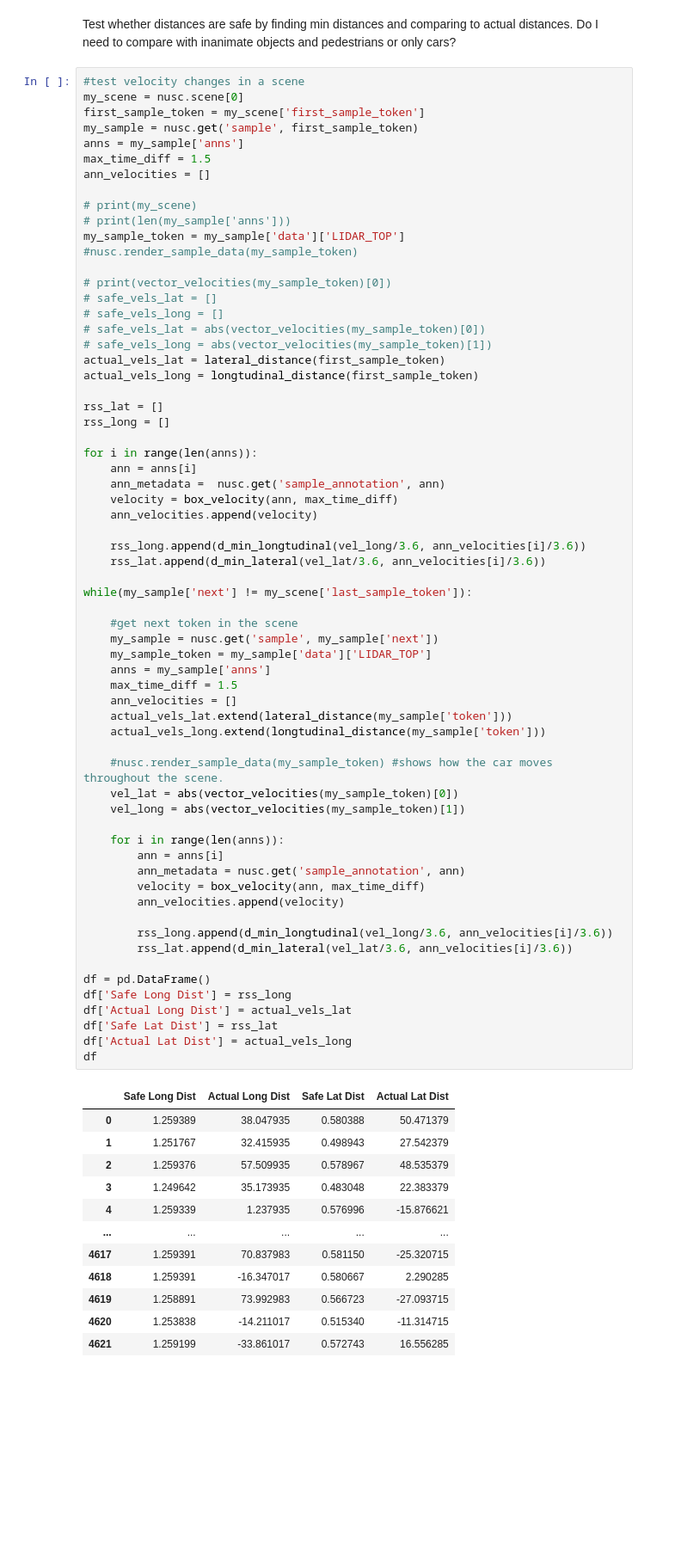
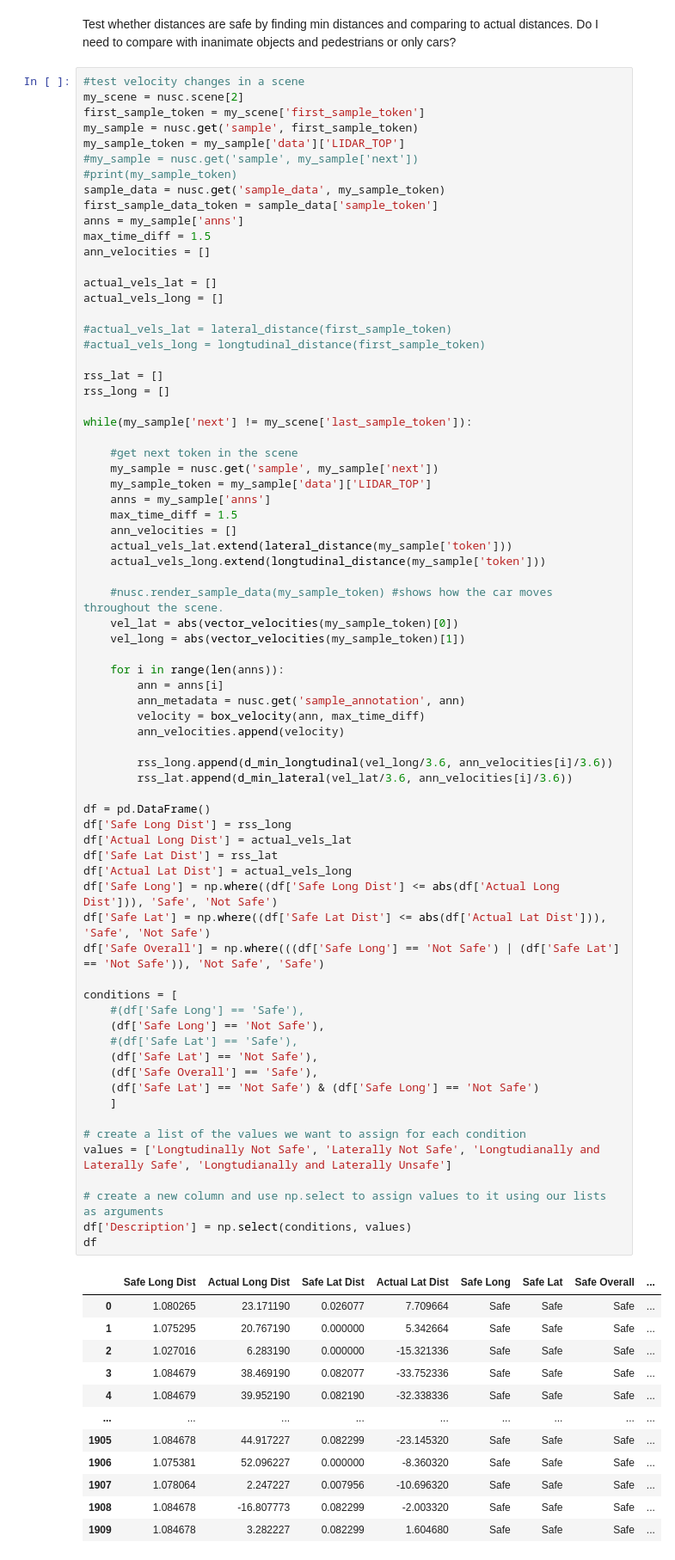
Before and after one commit to agathepetillot/UG4-Honours-Project, a Jupyter notebook: NuScenes_functions.ipynb, the cells around one changed output. Shown at 86% size. Drawn from its saved outputs; the diff is of its cells as text; blank space fills up the shorter version.

```diff
--- a/NuScenes_functions.ipynb
+++ b/NuScenes_functions.ipynb
@@ -514,78 +560,85 @@ def d_min_lateral(v1, v2, mu = 0.07, p = 0.53, acc_max = 0.43, break_min = 0.96,
 Test whether distances are safe by finding min distances and comparing to actual distances. Do I need to compare with inanimate objects and pedestrians or only cars?
 # %%
 #test velocity changes in a scene
-my_scene = nusc.scene[0]
+my_scene = nusc.scene[2]
 first_sample_token = my_scene['first_sample_token']
 my_sample = nusc.get('sample', first_sample_token)
+my_sample_token = my_sample['data']['LIDAR_TOP']
+#my_sample = nusc.get('sample', my_sample['next'])
+#print(my_sample_token)
+sample_data = nusc.get('sample_data', my_sample_token)
+first_sample_data_token = sample_data['sample_token']
 anns = my_sample['anns']
 max_time_diff = 1.5
 ann_velocities = []
 
-# print(my_scene)
-# print(len(my_sample['anns']))
-my_sample_token = my_sample['data']['LIDAR_TOP']
-#nusc.render_sample_data(my_sample_token)
+actual_vels_lat = []
+actual_vels_long = []
 
-# print(vector_velocities(my_sample_token)[0])
-# safe_vels_lat = []
-# safe_vels_long = []
-# safe_vels_lat = abs(vector_velocities(my_sample_token)[0])
-# safe_vels_long = abs(vector_velocities(my_sample_token)[1])
-actual_vels_lat = lateral_distance(first_sample_token)
-actual_vels_long = longtudinal_distance(first_sample_token)
+#actual_vels_lat = lateral_distance(first_sample_token)
+#actual_vels_long = longtudinal_distance(first_sample_token)
 
 rss_lat = []
 rss_long = []
-
-for i in range(len(anns)):
-    ann = anns[i]
-    ann_metadata =  nusc.get('sample_annotation', ann)
-    velocity = box_velocity(ann, max_time_diff)
-    ann_velocities.append(velocity)
-
-    rss_long.append(d_min_longtudinal(vel_long/3.6, ann_velocities[i]/3.6))
-    rss_lat.append(d_min_lateral(vel_lat/3.6, ann_velocities[i]/3.6))
 
 while(my_sample['next'] != my_scene['last_sample_token']):
 
     #get next token in the scene
     my_sample = nusc.get('sample', my_sample['next'])
     my_sample_token = my_sample['data']['LIDAR_TOP']
     anns = my_sample['anns']
     max_time_diff = 1.5
     ann_velocities = []
     actual_vels_lat.extend(lateral_distance(my_sample['token']))
     actual_vels_long.extend(longtudinal_distance(my_sample['token']))
 
     #nusc.render_sample_data(my_sample_token) #shows how the car moves throughout the scene.
     vel_lat = abs(vector_velocities(my_sample_token)[0])
     vel_long = abs(vector_velocities(my_sample_token)[1])
 
     for i in range(len(anns)):
         ann = anns[i]
         ann_metadata = nusc.get('sample_annotation', ann)
         velocity = box_velocity(ann, max_time_diff)
         ann_velocities.append(velocity)
 
         rss_long.append(d_min_longtudinal(vel_long/3.6, ann_velocities[i]/3.6))
         rss_lat.append(d_min_lateral(vel_lat/3.6, ann_velocities[i]/3.6))
 
 df = pd.DataFrame()
 df['Safe Long Dist'] = rss_long
 df['Actual Long Dist'] = actual_vels_lat
 df['Safe Lat Dist'] = rss_lat
 df['Actual Lat Dist'] = actual_vels_long
+df['Safe Long'] = np.where((df['Safe Long Dist'] <= abs(df['Actual Long Dist'])), 'Safe', 'Not Safe')
+df['Safe Lat'] = np.where((df['Safe Lat Dist'] <= abs(df['Actual Lat Dist'])), 'Safe', 'Not Safe')
+df['Safe Overall'] = np.where(((df['Safe Long'] == 'Not Safe') | (df['Safe Lat'] == 'Not Safe')), 'Not Safe', 'Safe')
+
+conditions = [
+    #(df['Safe Long'] == 'Safe'),
+    (df['Safe Long'] == 'Not Safe'),
+    #(df['Safe Lat'] == 'Safe'),
+    (df['Safe Lat'] == 'Not Safe'),
+    (df['Safe Overall'] == 'Safe'),
+    (df['Safe Lat'] == 'Not Safe') & (df['Safe Long'] == 'Not Safe')
+    ]
+
+# create a list of the values we want to assign for each condition
+values = ['Longtudinally Not Safe', 'Laterally Not Safe', 'Longtudianally and Laterally Safe', 'Longtudianally and Laterally Unsafe']
+
+# create a new column and use np.select to assign values to it using our lists as arguments
+df['Description'] = np.select(conditions, values)
 df
 # %% [output]
-|  | Safe Long Dist | Actual Long Dist | Safe Lat Dist | Actual Lat Dist |
-| 0 | 1.259389 | 38.047935 | 0.580388 | 50.471379 |
-| 1 | 1.251767 | 32.415935 | 0.498943 | 27.542379 |
-| 2 | 1.259376 | 57.509935 | 0.578967 | 48.535379 |
-| 3 | 1.249642 | 35.173935 | 0.483048 | 22.383379 |
-| 4 | 1.259339 | 1.237935 | 0.576996 | -15.876621 |
-| ... | ... | ... | ... | ... |
-| 4617 | 1.259391 | 70.837983 | 0.581150 | -25.320715 |
-| 4618 | 1.259391 | -16.347017 | 0.580667 | 2.290285 |
-| 4619 | 1.258891 | 73.992983 | 0.566723 | -27.093715 |
-| 4620 | 1.253838 | -14.211017 | 0.515340 | -11.314715 |
-| 4621 | 1.259199 | -33.861017 | 0.572743 | 16.556285 |
+|  | Safe Long Dist | Actual Long Dist | Safe Lat Dist | Actual Lat Dist | Safe Long | Safe Lat | Safe Overall | ... |
+| 0 | 1.080265 | 23.171190 | 0.026077 | 7.709664 | Safe | Safe | Safe | ... |
+| 1 | 1.075295 | 20.767190 | 0.000000 | 5.342664 | Safe | Safe | Safe | ... |
+| 2 | 1.027016 | 6.283190 | 0.000000 | -15.321336 | Safe | Safe | Safe | ... |
+| 3 | 1.084679 | 38.469190 | 0.082077 | -33.752336 | Safe | Safe | Safe | ... |
+| 4 | 1.084679 | 39.952190 | 0.082190 | -32.338336 | Safe | Safe | Safe | ... |
+| ... | ... | ... | ... | ... | ... | ... | ... | ... |
+| 1905 | 1.084678 | 44.917227 | 0.082299 | -23.145320 | Safe | Safe | Safe | ... |
+| 1906 | 1.075381 | 52.096227 | 0.000000 | -8.360320 | Safe | Safe | Safe | ... |
+| 1907 | 1.078064 | 2.247227 | 0.007956 | -10.696320 | Safe | Safe | Safe | ... |
+| 1908 | 1.084678 | -16.807773 | 0.082299 | -2.003320 | Safe | Safe | Safe | ... |
+| 1909 | 1.084678 | 3.282227 | 0.082299 | 1.604680 | Safe | Safe | Safe | ... |
```
Also changed, not shown: parts of 11 cells of this notebook.
